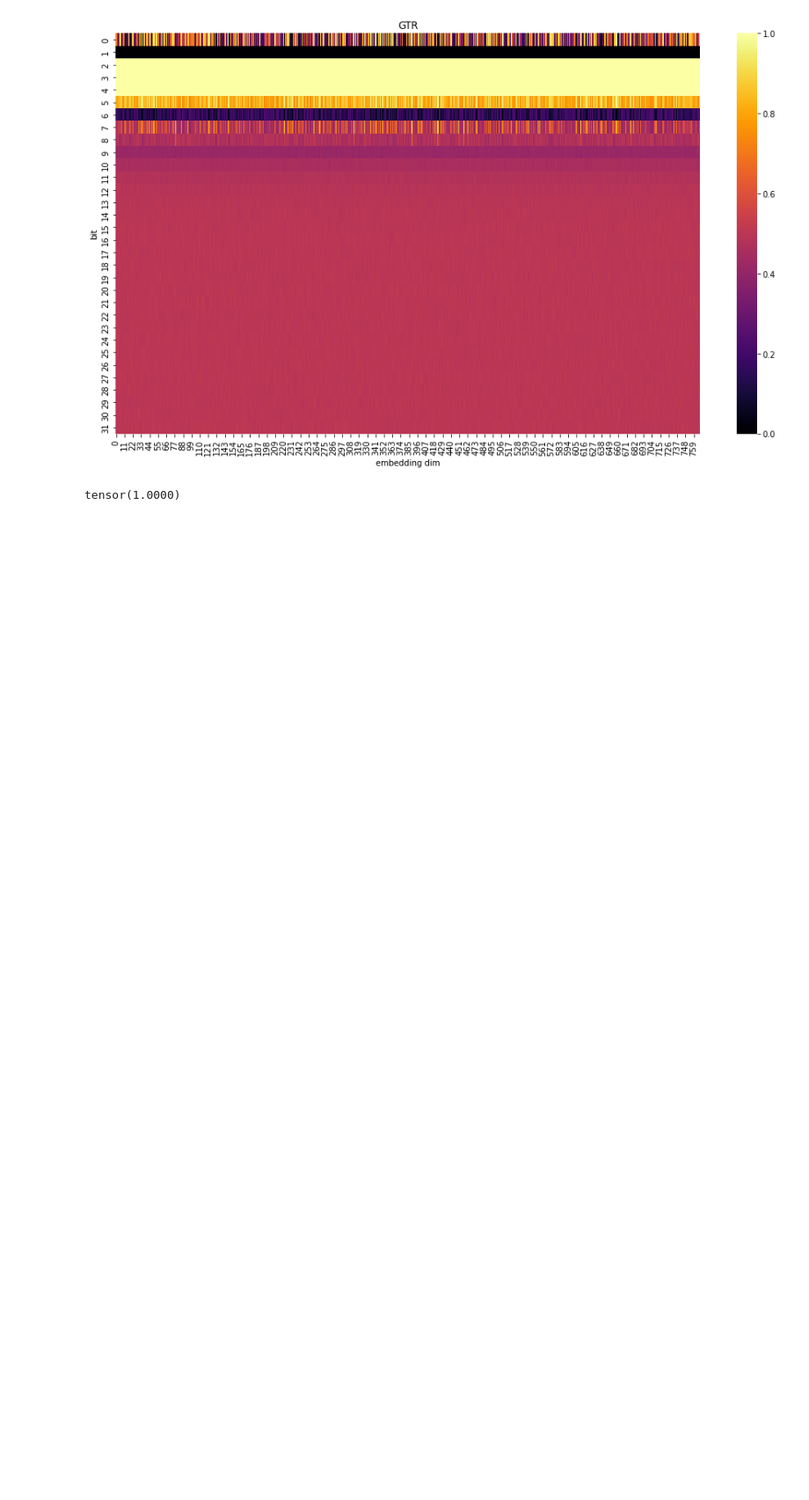
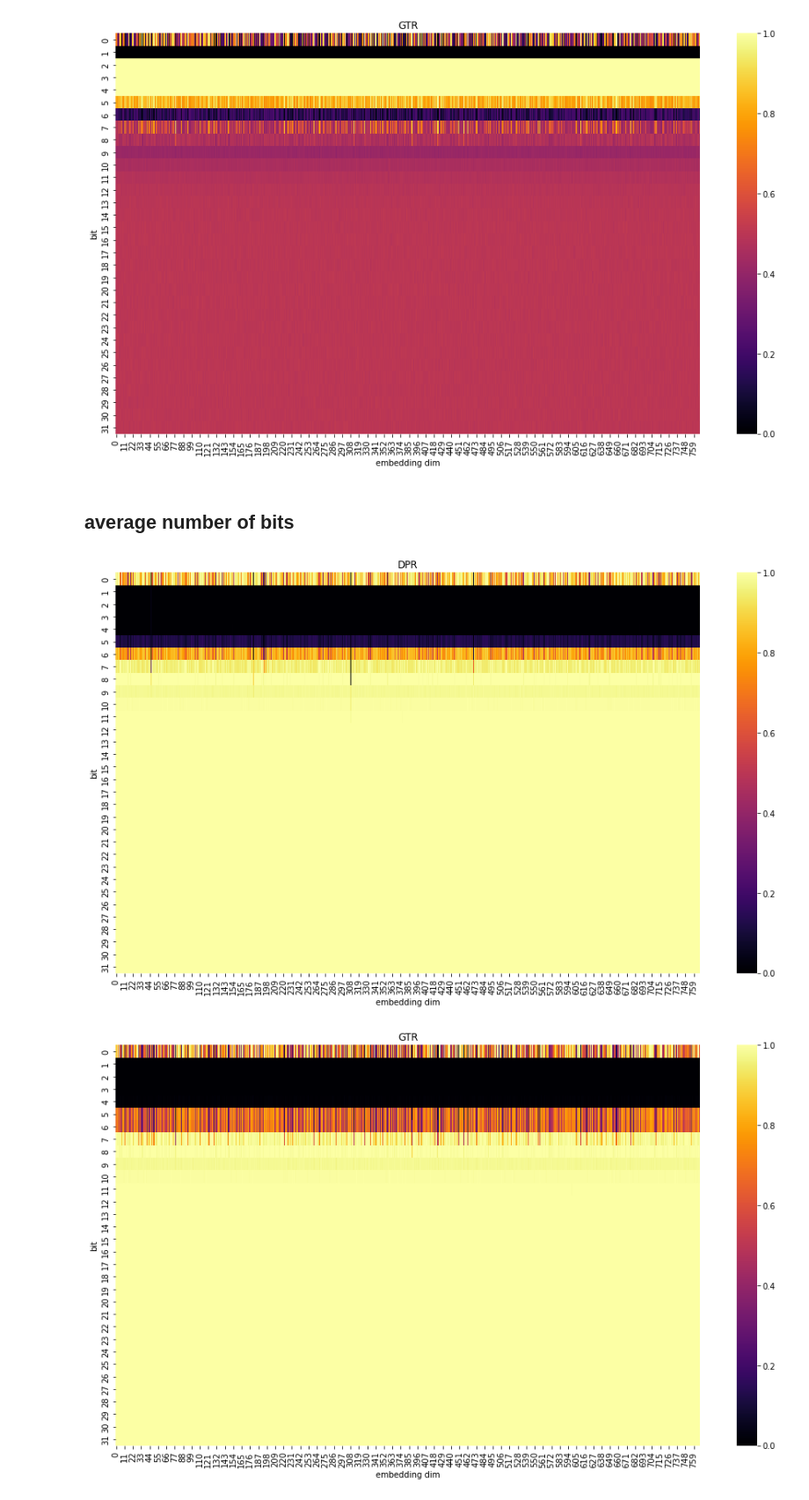
Before and after one commit to jxmorris12/vec2text, a Jupyter notebook: notebooks/2023-03-06 Embedding information.ipynb, the cells around one changed output. Shown at 88% size. Saved outputs shown, nothing was run; the diff lists cells and outputs as text; code cells hidden in the pictures; blank space fills up the shorter version.

```diff
--- a/notebooks/2023-03-06 Embedding information.ipynb
+++ b/notebooks/2023-03-06 Embedding information.ipynb
@@ -65,18 +45,46 @@ import seaborn as sns
 def plot_heatmap(data: np.ndarray, title: str):
     plt.figure(figsize=(16,9))
     avg_data = data.mean(axis=0) # average over dataset
+
     ax = sns.heatmap(avg_data.T, cmap='inferno')
     ax.set_title(title)
     ax.set_ylabel('bit')
     ax.set_xlabel('embedding dim')
     plt.show()
+    return avg_data
 
-plot_heatmap(dpr_emb_binary, 'DPR')
-plot_heatmap(gtr_emb_binary, 'GTR')
+dpr_avg_p = plot_heatmap(dpr_emb_binary, 'DPR')
+gtr_avg_p = plot_heatmap(gtr_emb_binary, 'GTR')
 # %% [output]
 [figure]
 [figure]
-# %%
-gtr_emb[0].norm(p=2)
-# %% [output]
-tensor(1.0000)
+# %% [markdown]
+## average number of bits
+# %%
+from matplotlib import pyplot as plt
+import seaborn as sns
+
+from math import log2
+
+def get_bits(p: float) -> float:
+    # entropy
+    eps = 1e-16
+    return -1 * ( p * log2(p + eps) + (1 - p) * log2(1-p + eps) )
+
+def plot_heatmap(data: np.ndarray, title: str):
+    plt.figure(figsize=(16,9))
+    avg_data = data.mean(axis=0) # average over dataset
+
+    bits = np.vectorize(get_bits)(avg_data)
+    ax = sns.heatmap(bits.T, cmap='inferno')
+    ax.set_title(title)
+    ax.set_ylabel('bit')
+    ax.set_xlabel('embedding dim')
+    plt.show()
+    return bits
+
+dpr_avg_p = plot_heatmap(dpr_emb_binary, 'DPR')
+gtr_avg_p = plot_heatmap(gtr_emb_binary, 'GTR')
+# %% [output]
+[figure, added]
+[figure, added]
```
Also changed, not shown: parts of 7 cells of this notebook, 2 other files.
